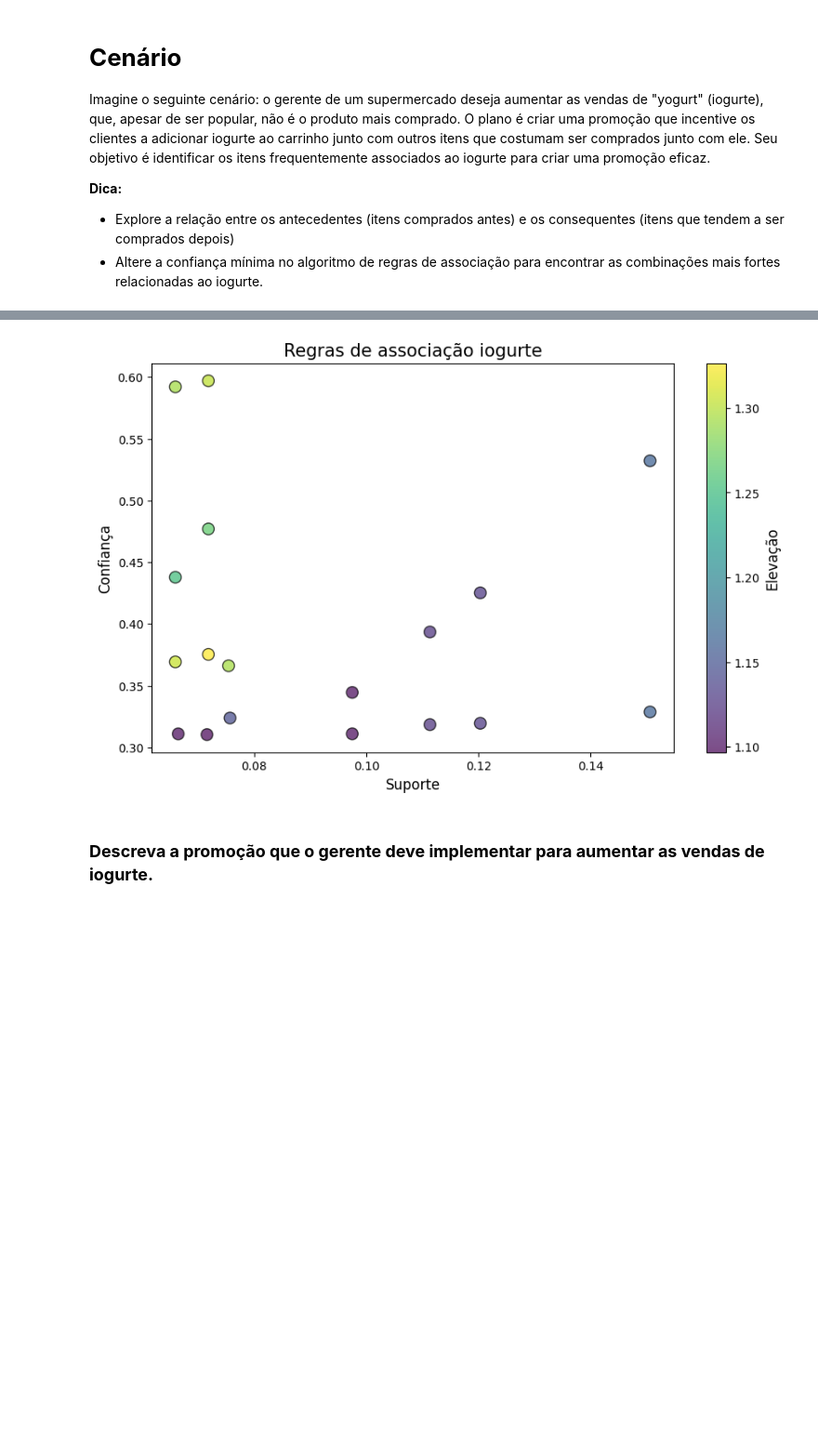
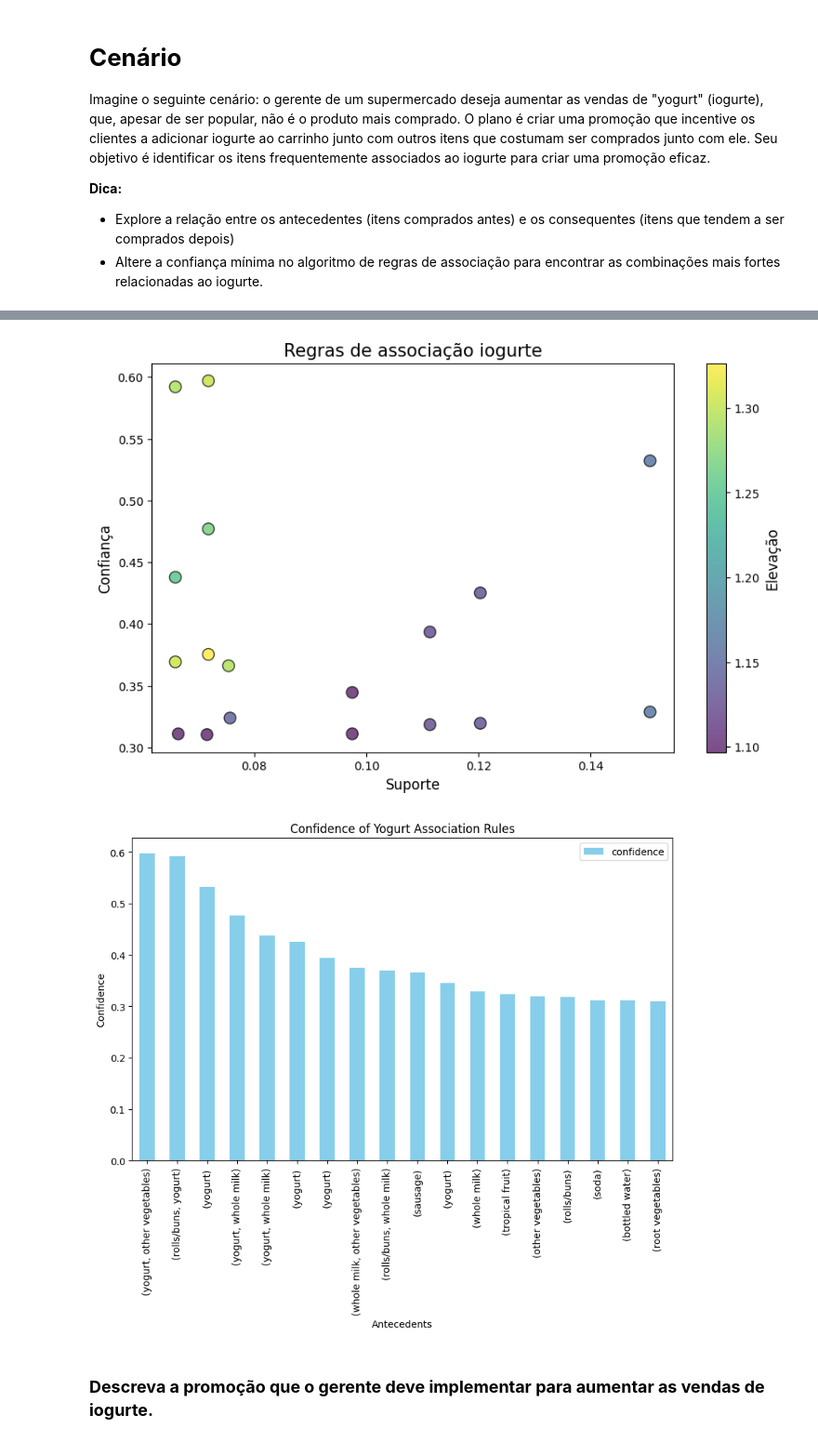
Before and after one commit to Mr-Barros/ENG4502, a Jupyter notebook: Assignment4/Notebook_RegrasAssociação.ipynb, the cells around one changed output, grey strips where cells are left out. Shown at 93% size. Saved outputs shown, nothing was run; the diff lists cells and outputs as text; code cells hidden in the pictures; blank space fills up the shorter version.

Commit message:
better graph

```diff
--- a/Assignment4/Notebook_RegrasAssociação.ipynb
+++ b/Assignment4/Notebook_RegrasAssociação.ipynb
@@ -249,33 +249,41 @@ import matplotlib.pyplot as plt
 plt.figure(figsize=(10, 6))
 scatter = plt.scatter( yogurt_rules_sorted['support'], yogurt_rules_sorted['confidence'], c=yogurt_rules_sorted['lift'], cmap='viridis', s=100, edgecolor='k', alpha=0.7)
 plt.title('Regras de associação iogurte', fontsize=15)
 plt.xlabel('Suporte', fontsize=12)
 plt.ylabel('Confiança', fontsize=12)
 colorbar = plt.colorbar(scatter)
 colorbar.set_label('Elevação', fontsize=12)
 plt.show()
+
+yogurt_rules_sorted.plot(kind='bar', x='antecedents', y='confidence', figsize=(10,6), color='skyblue')
+plt.title("Confidence of Yogurt Association Rules")
+plt.xlabel("Antecedents")
+plt.ylabel("Confidence")
+plt.xticks(rotation=90)
+plt.show()
 # %% [output]
                    antecedents         consequents  antecedent support  \
 81  (yogurt, other vegetables)        (whole milk)            0.120318
 86        (rolls/buns, yogurt)        (whole milk)            0.111339
 72                    (yogurt)        (whole milk)            0.282966
 80        (yogurt, whole milk)  (other vegetables)            0.150590
 88        (yogurt, whole milk)        (rolls/buns)            0.150590
 
     consequent support   support  confidence      lift  leverage  conviction  \
 81            0.458184  0.071832    0.597015  1.303003  0.016704    1.344507
 86            0.458184  0.065931    0.592166  1.292420  0.014917    1.328521
 72            0.458184  0.150590    0.532185  1.161510  0.020940    1.158185
 80            0.376603  0.071832    0.477002  1.266589  0.015119    1.191967
 88            0.349666  0.065931    0.437819  1.252106  0.013275    1.156805
 
     zhangs_metric
 81       0.264348
 86       0.254605
 72       0.193926
 80       0.247793
 88       0.237041
 [figure]
+[figure, added]
 # %% [markdown]
 ### **Descreva a promoção que o gerente deve implementar para aumentar as vendas de iogurte.**
 # %% [markdown]
```
